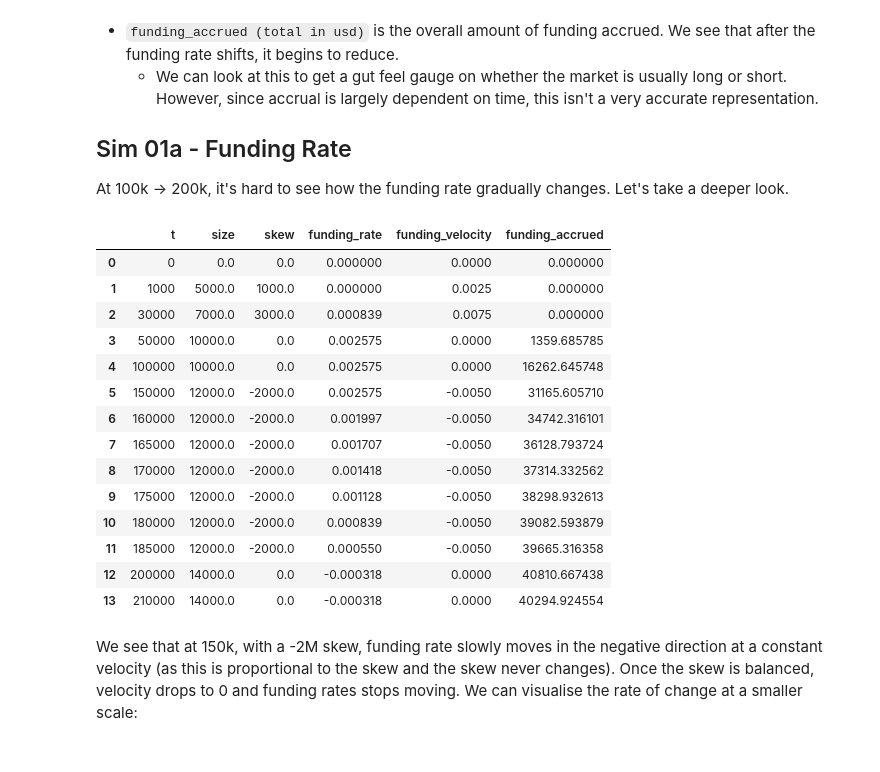
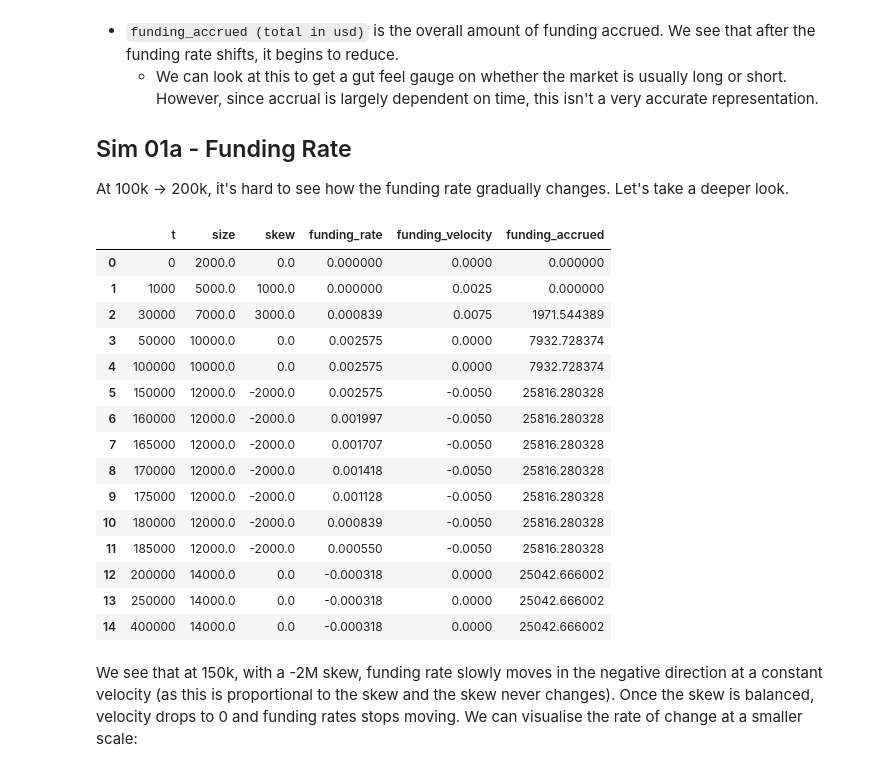
Before and after one commit to davidvuong/perpsv2-funding, a Jupyter notebook: main.ipynb, the cells around one changed output. Cells and saved outputs as stored; diff of their text form; code cells hidden in the pictures.

```diff
--- a/main.ipynb
+++ b/main.ipynb
@@ -215,8 +201,7 @@ ppint_sim_events(sim_01_res)
 
 At 100k -> 200k, it's hard to see how the funding rate gradually changes. Let's take a deeper look.
 # %%
-def simulation_01a(step=5000):
-    price = 1000
+def simulation_01a(step=5000, price=1000):
     intervals = [
         {'t': 1000, 'size_usd': 1_000_000},
         {'t': 30_000, 'size_usd': 2_000_000},
@@ -227,51 +212,53 @@ def simulation_01a(step=5000):
     intervals += [{'t': t, 'size_usd': None} for t in range(160_000, 190_000, step)]
     intervals += [
         {'t': 200_000, 'size_usd': 2_000_000},
-        {'t': 210_000, 'size_usd': None},
+        {'t': 250_000, 'size_usd': None},
+        {'t': 400_000, 'size_usd': None},
     ]
 
     # Initial market conditions. We start with a perfectly balanced skew with 2M in both directions.
     market = Market(
         positions=[],
         last_modified_at=0,
         price=price,
         skew_scale_usd=FUNDING_VELOCITY_SCALE,
         max_funding_pct=MAX_FUNDING_VELOCITY,
     )
 
     market.modify_position(0, -2_000_000)
     market.modify_position(0, 2_000_000)
 
     events = [
         {
             't': 0,
-            'size': 0,
+            'size': 2000,
             'skew': 0,
             'funding_rate': 0,
             'funding_velocity': market.funding_rate_velocity(),
             'funding_accrued': 0,
         }
     ]
     return sim(market, intervals, events)
 
 sim_01a_res = simulation_01a()
 ppint_sim_events(sim_01a_res)
 # %% [output]
 |  | t | size | skew | funding_rate | funding_velocity | funding_accrued |
-| 0 | 0 | 0.0 | 0.0 | 0.000000 | 0.0000 | 0.000000 |
+| 0 | 0 | 2000.0 | 0.0 | 0.000000 | 0.0000 | 0.000000 |
 | 1 | 1000 | 5000.0 | 1000.0 | 0.000000 | 0.0025 | 0.000000 |
-| 2 | 30000 | 7000.0 | 3000.0 | 0.000839 | 0.0075 | 0.000000 |
-| 3 | 50000 | 10000.0 | 0.0 | 0.002575 | 0.0000 | 1359.685785 |
-| 4 | 100000 | 10000.0 | 0.0 | 0.002575 | 0.0000 | 16262.645748 |
-| 5 | 150000 | 12000.0 | -2000.0 | 0.002575 | -0.0050 | 31165.605710 |
-| 6 | 160000 | 12000.0 | -2000.0 | 0.001997 | -0.0050 | 34742.316101 |
-| 7 | 165000 | 12000.0 | -2000.0 | 0.001707 | -0.0050 | 36128.793724 |
-| 8 | 170000 | 12000.0 | -2000.0 | 0.001418 | -0.0050 | 37314.332562 |
-| 9 | 175000 | 12000.0 | -2000.0 | 0.001128 | -0.0050 | 38298.932613 |
-| 10 | 180000 | 12000.0 | -2000.0 | 0.000839 | -0.0050 | 39082.593879 |
-| 11 | 185000 | 12000.0 | -2000.0 | 0.000550 | -0.0050 | 39665.316358 |
-| 12 | 200000 | 14000.0 | 0.0 | -0.000318 | 0.0000 | 40810.667438 |
-| 13 | 210000 | 14000.0 | 0.0 | -0.000318 | 0.0000 | 40294.924554 |
+| 2 | 30000 | 7000.0 | 3000.0 | 0.000839 | 0.0075 | 1971.544389 |
+| 3 | 50000 | 10000.0 | 0.0 | 0.002575 | 0.0000 | 7932.728374 |
+| 4 | 100000 | 10000.0 | 0.0 | 0.002575 | 0.0000 | 7932.728374 |
+| 5 | 150000 | 12000.0 | -2000.0 | 0.002575 | -0.0050 | 25816.280328 |
+| 6 | 160000 | 12000.0 | -2000.0 | 0.001997 | -0.0050 | 25816.280328 |
+| 7 | 165000 | 12000.0 | -2000.0 | 0.001707 | -0.0050 | 25816.280328 |
+| 8 | 170000 | 12000.0 | -2000.0 | 0.001418 | -0.0050 | 25816.280328 |
+| 9 | 175000 | 12000.0 | -2000.0 | 0.001128 | -0.0050 | 25816.280328 |
+| 10 | 180000 | 12000.0 | -2000.0 | 0.000839 | -0.0050 | 25816.280328 |
+| 11 | 185000 | 12000.0 | -2000.0 | 0.000550 | -0.0050 | 25816.280328 |
+| 12 | 200000 | 14000.0 | 0.0 | -0.000318 | 0.0000 | 25042.666002 |
+| 13 | 250000 | 14000.0 | 0.0 | -0.000318 | 0.0000 | 25042.666002 |
+| 14 | 400000 | 14000.0 | 0.0 | -0.000318 | 0.0000 | 25042.666002 |
 # %% [markdown]
 We see that at 150k, with a -2M skew, funding rate slowly moves in the negative direction at a constant velocity (as this is proportional to the skew and the skew never changes). Once the skew is balanced, velocity drops to 0 and funding rates stops moving. We can visualise the rate of change at a smaller scale:
 # %%
```
Also changed, not shown: parts of 4 cells of this notebook.
